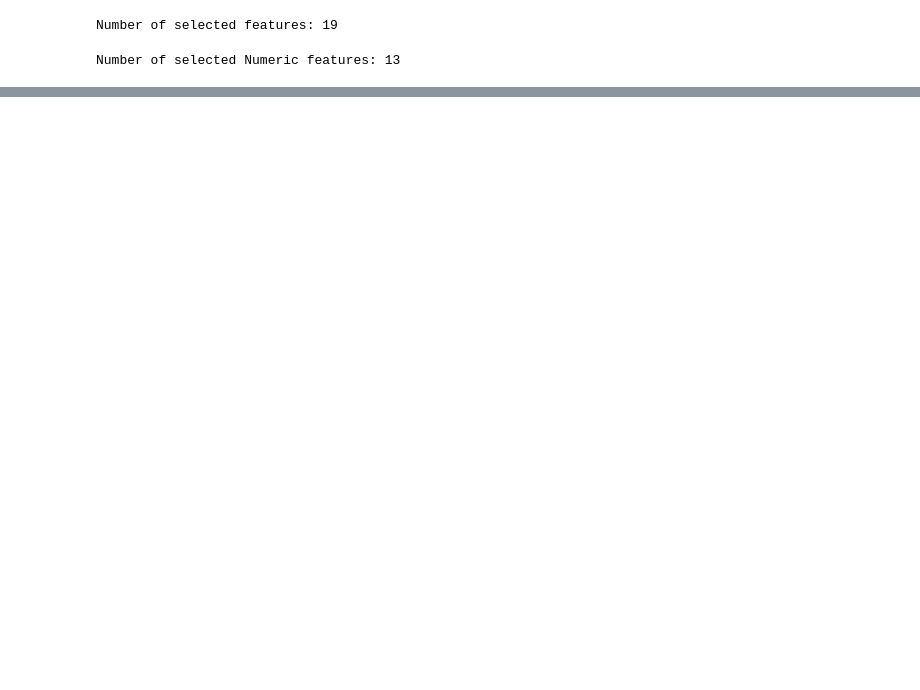
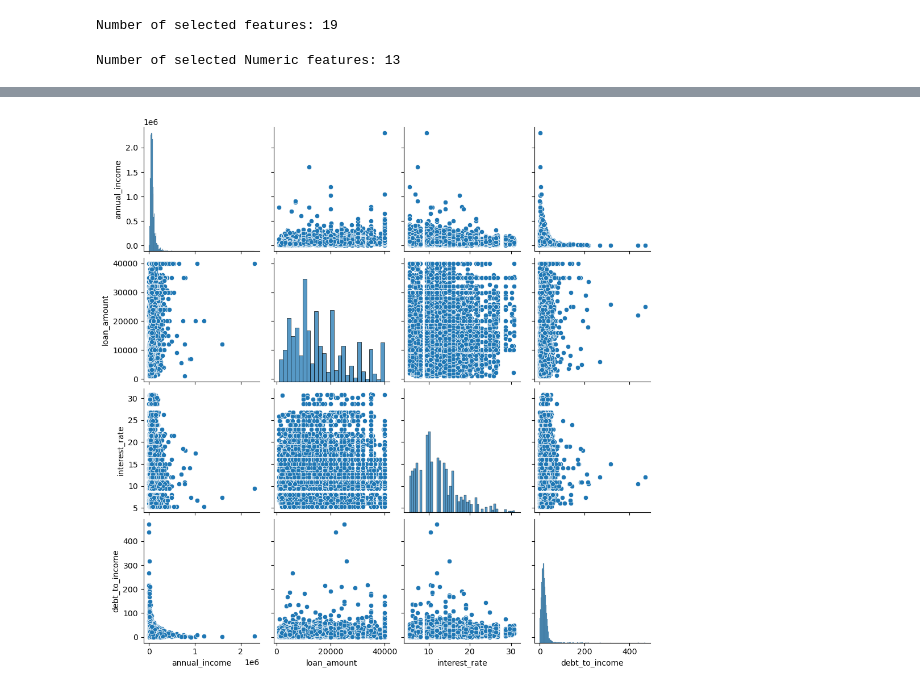
Before and after one commit to Kurodataio/Loan-Default-Prediction, a Jupyter notebook: loan-default-prediction.ipynb, the cells around one changed output, grey strips where cells are left out. Saved outputs shown, nothing was run; the diff lists cells and outputs as text; code cells hidden in the pictures; blank space fills up the shorter version.

```diff
--- a/loan-default-prediction.ipynb
+++ b/loan-default-prediction.ipynb
@@ -270,0 +332,7 @@ dtype: float64
+# %%
+# Pairplot (Quick Multivariate Overview)
+# Interactions bwtween variables
+sns.pairplot(df[["annual_income", "loan_amount", "interest_rate", "debt_to_income"]])
+plt.show()
+# %% [output]
+[figure, added]
```
Also changed, not shown: parts of 6 cells of this notebook.
